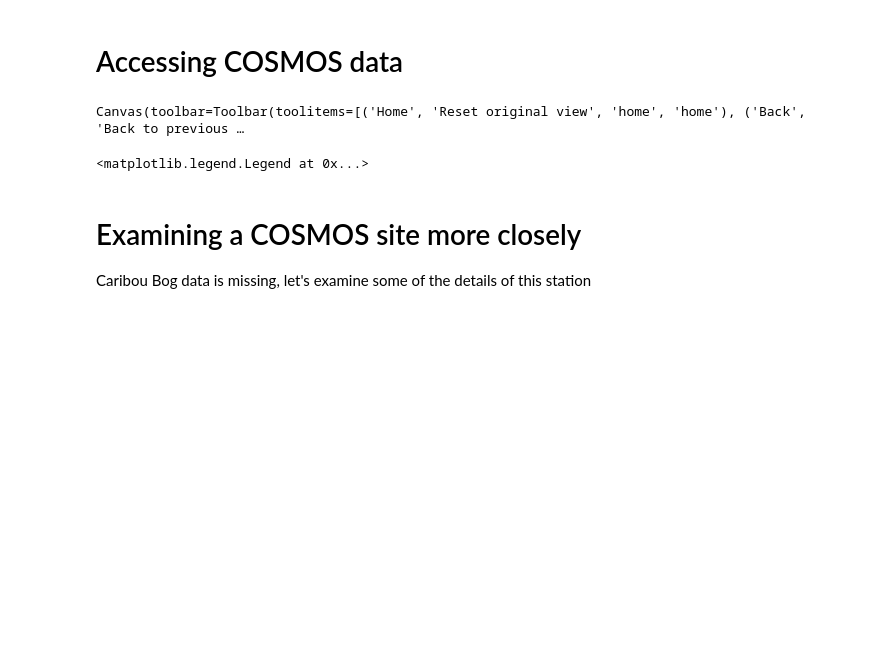
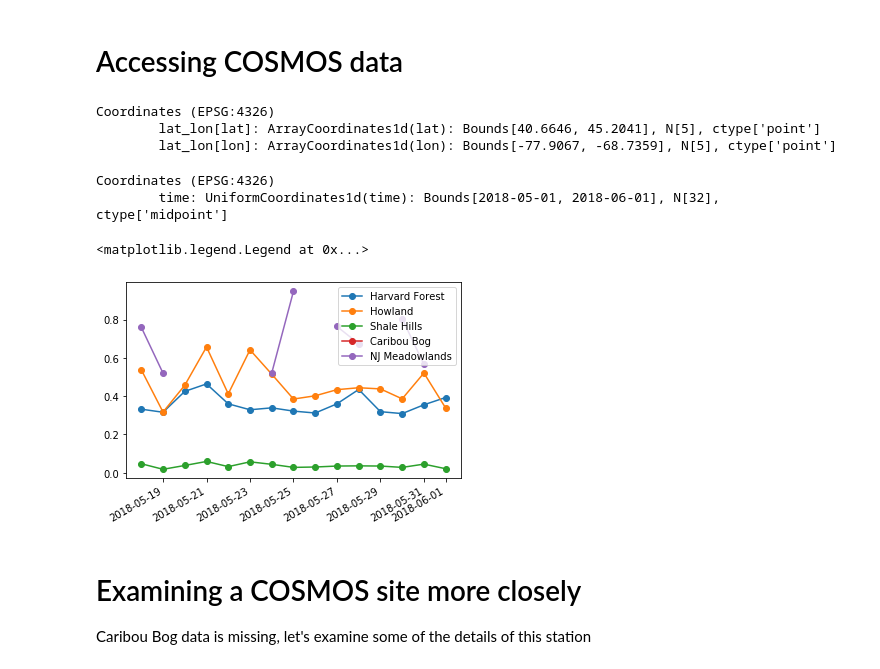
Before and after one commit to creare-com/podpac-examples, a Jupyter notebook: notebooks/5-datalib/cosmos.ipynb, the cells around one changed output. Drawn from its saved outputs; the diff is of its cells as text; code cells hidden in the pictures; blank space fills up the shorter version.

```diff
--- a/notebooks/5-datalib/cosmos.ipynb
+++ b/notebooks/5-datalib/cosmos.ipynb
@@ -27,6 +27,11 @@ cosmos = cosmos_stations.COSMOSStations(
 bounds = {"lat": [40, 46], "lon": [-78, -68]}
 # Source coordinates gives the lat/lon coordinates for each COSMOS station in the network
 lat_lon_coords = cosmos.source_coordinates.select(bounds)  # Filter stations by given bounds
+lat_lon_coords
+# %% [output]
+Coordinates (EPSG:4326)
+        lat_lon[lat]: ArrayCoordinates1d(lat): Bounds[40.6646, 45.2041], N[5], ctype['point']
+        lat_lon[lon]: ArrayCoordinates1d(lon): Bounds[-77.9067, -68.7359], N[5], ctype['point']
 # %%
 # Select the time range (TODO: Make a UI)
 time_coords = podpac.Coordinates([
@@ -35,16 +40,21 @@ time_coords = podpac.Coordinates([
                   "1,D",         # step size (1 day)
                   "time")        # Name of dimension
 ])
+time_coords
+# %% [output]
+Coordinates (EPSG:4326)
+        time: UniformCoordinates1d(time): Bounds[2018-05-01, 2018-06-01], N[32], ctype['midpoint']
 # %%
 # Get and plot the data
 coords = podpac.coordinates.merge_dims([time_coords, lat_lon_coords])
 out = cosmos.eval(coords)
-close(1); figure(1)
+close(1); fig = figure(1)
 plot(out.time, out.data, 'o-')
+fig.autofmt_xdate()
 legend(cosmos.label_from_latlon(coords))
 # %% [output]
-Canvas(toolbar=Toolbar(toolitems=[('Home', 'Reset original view', 'home', 'home'), ('Back', 'Back to previous …
+<matplotlib.legend.Legend at 0x...>
-<matplotlib.legend.Legend at 0x...>
+[figure, added]
 # %% [markdown]
 # Examining a COSMOS site more closely
 Caribou Bog data is missing, let's examine some of the details of this station
```
Also changed, not shown: parts of 5 cells of this notebook, 13 other files.
